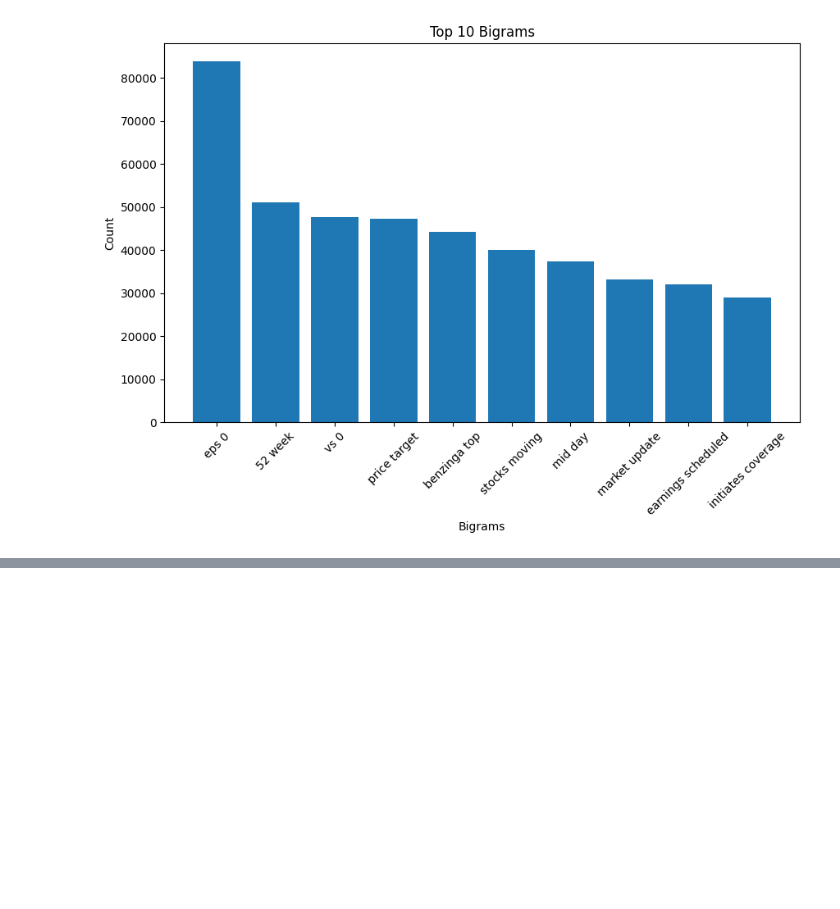
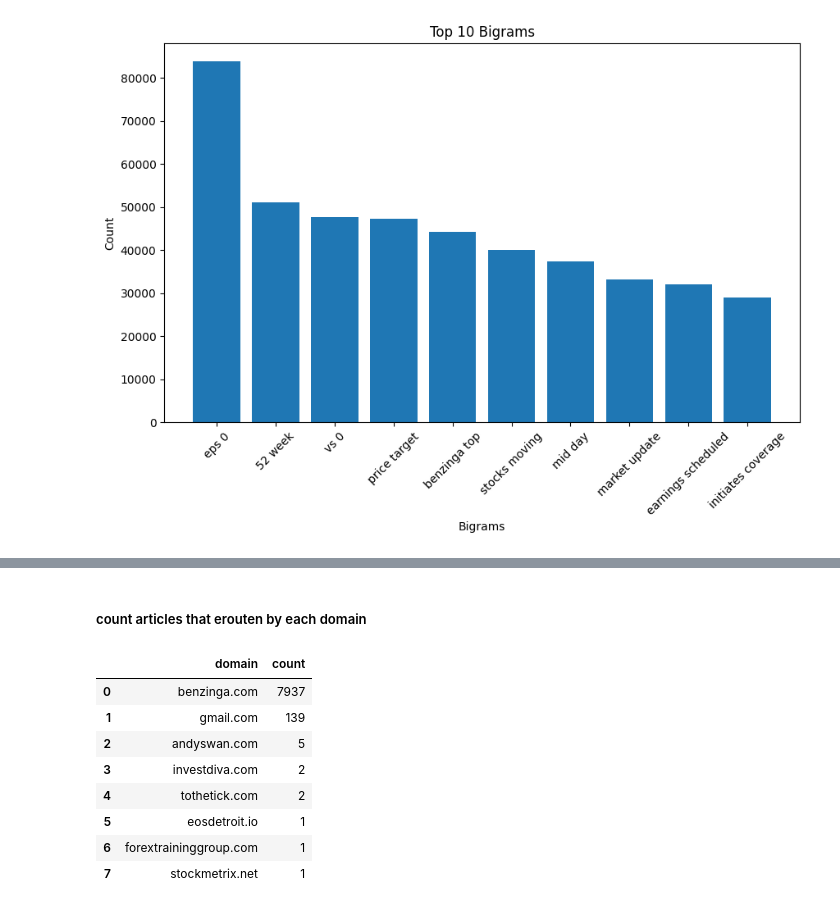
Before and after one commit to Marta233/Financial_News_and_Stock_Price_Analysis-, a Jupyter notebook: notebooks/text_analysis.ipynb, the cells around one changed output, grey strips where cells are left out. Saved outputs shown, nothing was run; the diff lists cells and outputs as text; code cells hidden in the pictures; blank space fills up the shorter version.

```diff
--- a/notebooks/text_analysis.ipynb
+++ b/notebooks/text_analysis.ipynb
@@ -90,0 +109,14 @@ result.plot_keyword_extraction(wor,big)
+# %% [markdown]
+##### count articles that erouten by each domain
+# %%
+result.count_top_domains()
+# %% [output]
+|  | domain | count |
+| 0 | benzinga.com | 7937 |
+| 1 | gmail.com | 139 |
+| 2 | andyswan.com | 5 |
+| 3 | investdiva.com | 2 |
+| 4 | tothetick.com | 2 |
+| 5 | eosdetroit.io | 1 |
+| 6 | forextraininggroup.com | 1 |
+| 7 | stockmetrix.net | 1 |
```
Also changed, not shown: parts of 4 cells of this notebook, 5 other files.
